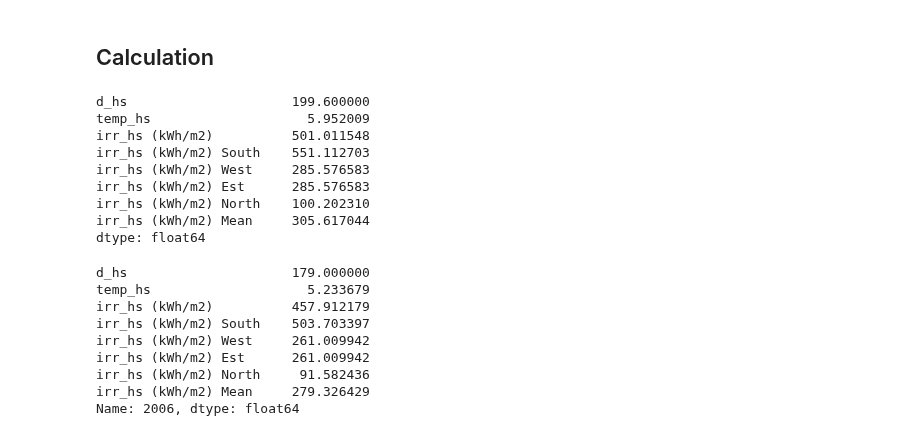
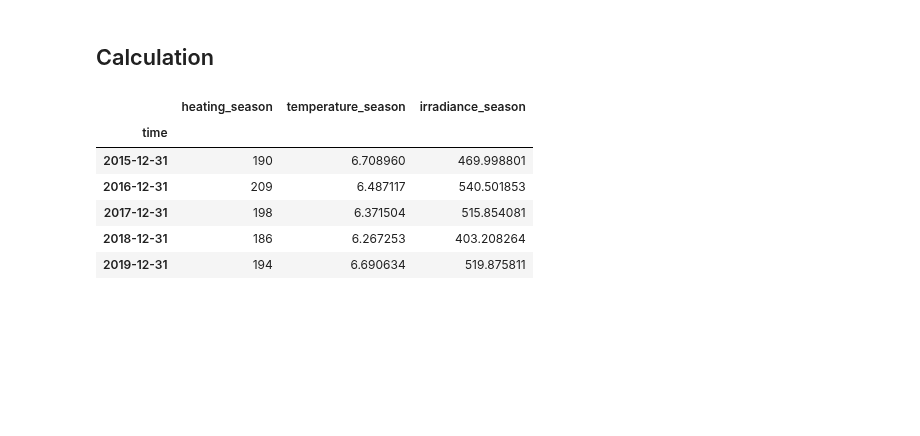
Before and after one commit to CIRED/Res-IRF4, a Jupyter notebook: project/analysis/preprocessing/climatic_data/prepare_climatic.ipynb, the cells around one changed output. Saved outputs shown, nothing was run; the diff lists cells and outputs as text; code cells hidden in the pictures; blank space fills up the shorter version.

```diff
--- a/project/analysis/preprocessing/climatic_data/prepare_climatic.ipynb
+++ b/project/analysis/preprocessing/climatic_data/prepare_climatic.ipynb
@@ -64 +109,11 @@ result_day = pd.concat((pd.DataFrame(d_hs_day).rename_axis('year', axis=1).stack
+# %%
+result_year.tail()
+# %% [output]
+|  | heating_season | temperature_season | irradiance_season |
+| time |  |  |  |
+| 2015-12-31 | 190 | 6.708960 | 469.998801 |
+| 2016-12-31 | 209 | 6.487117 | 540.501853 |
+| 2017-12-31 | 198 | 6.371504 | 515.854081 |
+| 2018-12-31 | 186 | 6.267253 | 403.208264 |
+| 2019-12-31 | 194 | 6.690634 | 519.875811 |
 # %%
@@ -74,27 +129,3 @@ export_resirf = result_year[variables]
 export_resirf.columns = ['DAYS_HEATING_SEASON', 'TEMP_EXT', 'SOLAR_RADIATION']
 export_resirf.to_csv('output/climatic_data.csv')
-# %%
-result_year.mean()
-# %% [output]
-d_hs                     199.600000
-temp_hs                    5.952009
-irr_hs (kWh/m2)          501.011548
-irr_hs (kWh/m2) South    551.112703
-irr_hs (kWh/m2) West     285.576583
-irr_hs (kWh/m2) Est      285.576583
-irr_hs (kWh/m2) North    100.202310
-irr_hs (kWh/m2) Mean     305.617044
-dtype: float64
-# %%
-result_year.loc[2006, :]
-# %% [output]
-d_hs                     179.000000
-temp_hs                    5.233679
-irr_hs (kWh/m2)          457.912179
-irr_hs (kWh/m2) South    503.703397
-irr_hs (kWh/m2) West     261.009942
-irr_hs (kWh/m2) Est      261.009942
-irr_hs (kWh/m2) North     91.582436
-irr_hs (kWh/m2) Mean     279.326429
-Name: 2006, dtype: float64
 # %%
```
Also changed, not shown: parts of 13 cells of this notebook, 8 other files.
